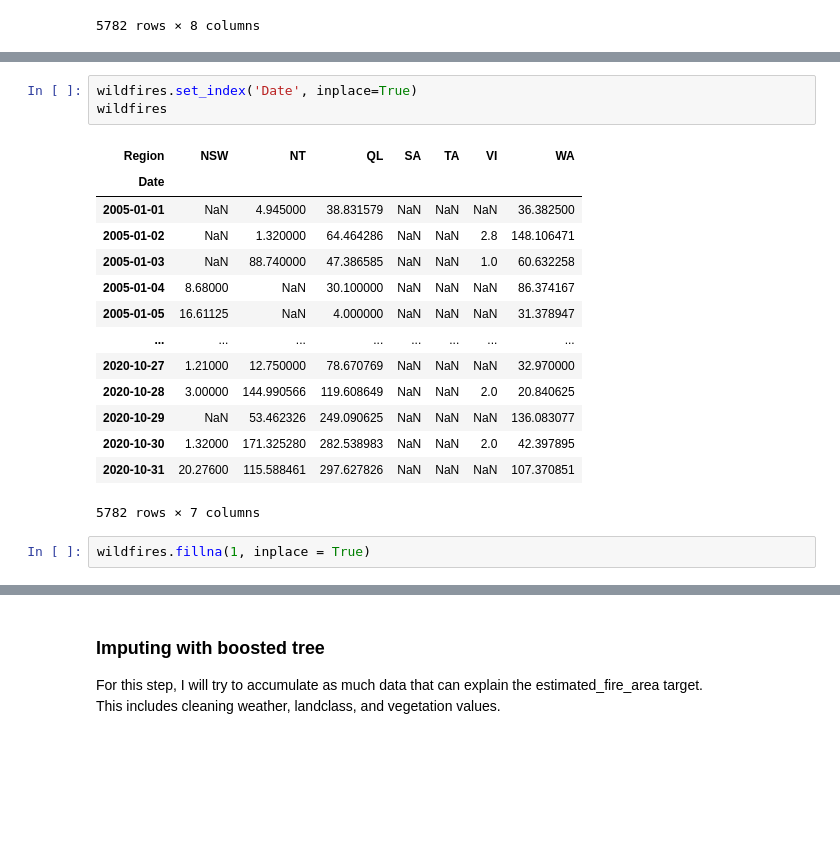
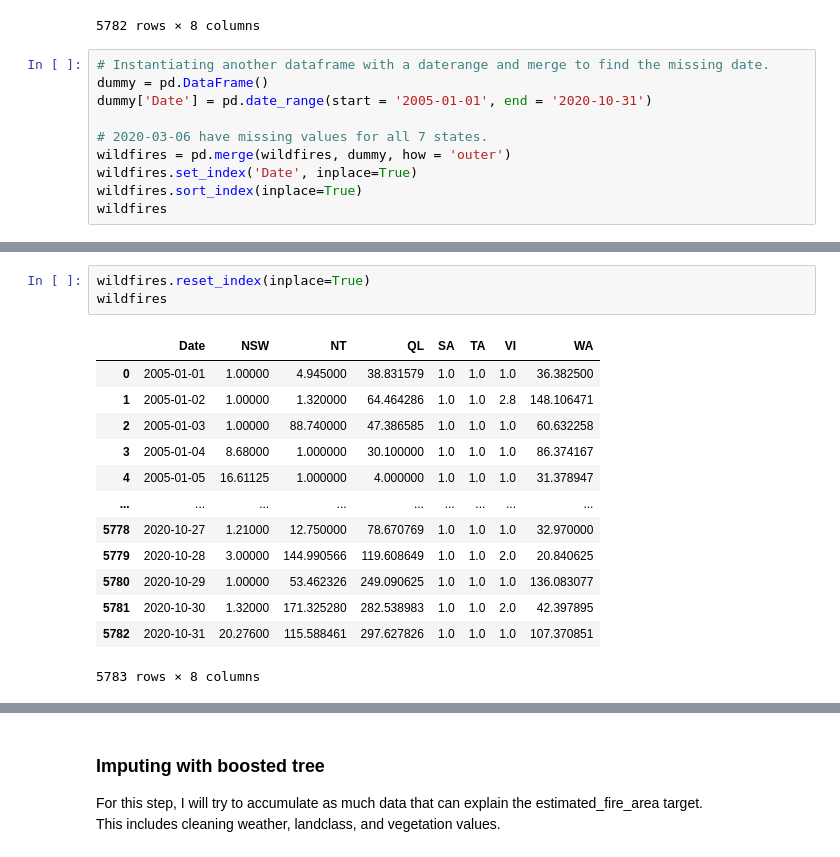
Before and after one commit to albertum1/cfc_team, a Jupyter notebook: presenter_mode.ipynb, the cells around one changed output, grey strips where cells are left out. Cells and saved outputs as stored; diff of their text form; blank space fills up the shorter version.

```diff
--- a/presenter_mode.ipynb
+++ b/presenter_mode.ipynb
@@ -38,3 +38,13 @@ wildfires
 | 5780 | 2020-10-30 | 1.32000 | 171.325280 | 282.538983 | NaN | NaN | 2.0 | 42.397895 |
 | 5781 | 2020-10-31 | 20.27600 | 115.588461 | 297.627826 | NaN | NaN | NaN | 107.370851 |
 5782 rows × 8 columns
+# %%
+# Instantiating another dataframe with a daterange and merge to find the missing date.
+dummy = pd.DataFrame()
+dummy['Date'] = pd.date_range(start = '2005-01-01', end = '2020-10-31')
+
+# 2020-03-06 have missing values for all 7 states.
+wildfires = pd.merge(wildfires, dummy, how = 'outer')
+wildfires.set_index('Date', inplace=True)
+wildfires.sort_index(inplace=True)
+wildfires
@@ -41,20 +84,17 @@ wildfires
 # %%
-wildfires.set_index('Date', inplace=True)
+wildfires.reset_index(inplace=True)
 wildfires
 # %% [output]
-| Region | NSW | NT | QL | SA | TA | VI | WA |
-| Date |  |  |  |  |  |  |  |
-| 2005-01-01 | NaN | 4.945000 | 38.831579 | NaN | NaN | NaN | 36.382500 |
-| 2005-01-02 | NaN | 1.320000 | 64.464286 | NaN | NaN | 2.8 | 148.106471 |
-| 2005-01-03 | NaN | 88.740000 | 47.386585 | NaN | NaN | 1.0 | 60.632258 |
-| 2005-01-04 | 8.68000 | NaN | 30.100000 | NaN | NaN | NaN | 86.374167 |
-| 2005-01-05 | 16.61125 | NaN | 4.000000 | NaN | NaN | NaN | 31.378947 |
-| ... | ... | ... | ... | ... | ... | ... | ... |
-| 2020-10-27 | 1.21000 | 12.750000 | 78.670769 | NaN | NaN | NaN | 32.970000 |
-| 2020-10-28 | 3.00000 | 144.990566 | 119.608649 | NaN | NaN | 2.0 | 20.840625 |
-| 2020-10-29 | NaN | 53.462326 | 249.090625 | NaN | NaN | NaN | 136.083077 |
-| 2020-10-30 | 1.32000 | 171.325280 | 282.538983 | NaN | NaN | 2.0 | 42.397895 |
-| 2020-10-31 | 20.27600 | 115.588461 | 297.627826 | NaN | NaN | NaN | 107.370851 |
+|  | Date | NSW | NT | QL | SA | TA | VI | WA |
+| 0 | 2005-01-01 | 1.00000 | 4.945000 | 38.831579 | 1.0 | 1.0 | 1.0 | 36.382500 |
+| 1 | 2005-01-02 | 1.00000 | 1.320000 | 64.464286 | 1.0 | 1.0 | 2.8 | 148.106471 |
+| 2 | 2005-01-03 | 1.00000 | 88.740000 | 47.386585 | 1.0 | 1.0 | 1.0 | 60.632258 |
+| 3 | 2005-01-04 | 8.68000 | 1.000000 | 30.100000 | 1.0 | 1.0 | 1.0 | 86.374167 |
+| 4 | 2005-01-05 | 16.61125 | 1.000000 | 4.000000 | 1.0 | 1.0 | 1.0 | 31.378947 |
+| ... | ... | ... | ... | ... | ... | ... | ... | ... |
+| 5778 | 2020-10-27 | 1.21000 | 12.750000 | 78.670769 | 1.0 | 1.0 | 1.0 | 32.970000 |
+| 5779 | 2020-10-28 | 3.00000 | 144.990566 | 119.608649 | 1.0 | 1.0 | 2.0 | 20.840625 |
+| 5780 | 2020-10-29 | 1.00000 | 53.462326 | 249.090625 | 1.0 | 1.0 | 1.0 | 136.083077 |
+| 5781 | 2020-10-30 | 1.32000 | 171.325280 | 282.538983 | 1.0 | 1.0 | 2.0 | 42.397895 |
+| 5782 | 2020-10-31 | 20.27600 | 115.588461 | 297.627826 | 1.0 | 1.0 | 1.0 | 107.370851 |
-5782 rows × 7 columns
+5783 rows × 8 columns
-# %%
-wildfires.fillna(1, inplace = True)
```
Also changed, not shown: parts of 68 cells of this notebook.
